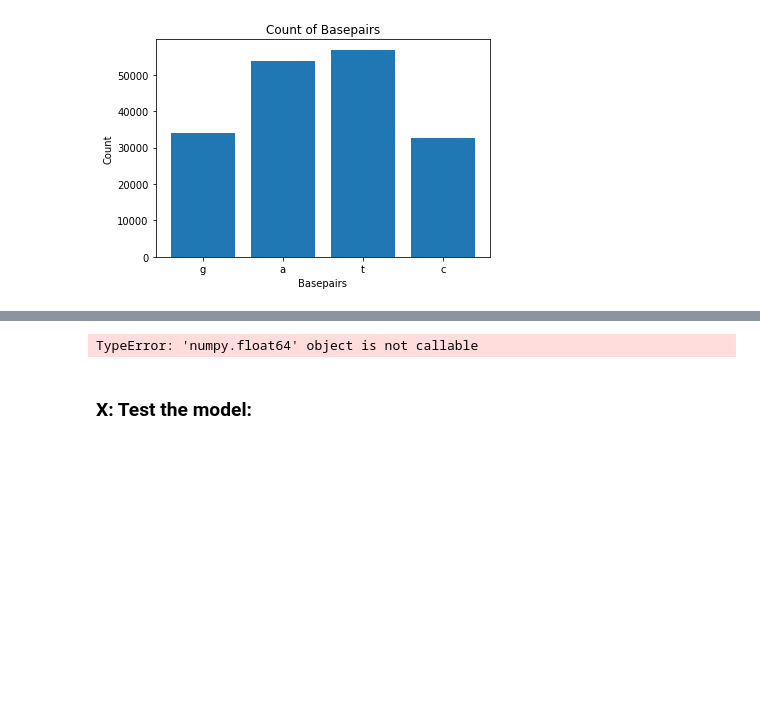
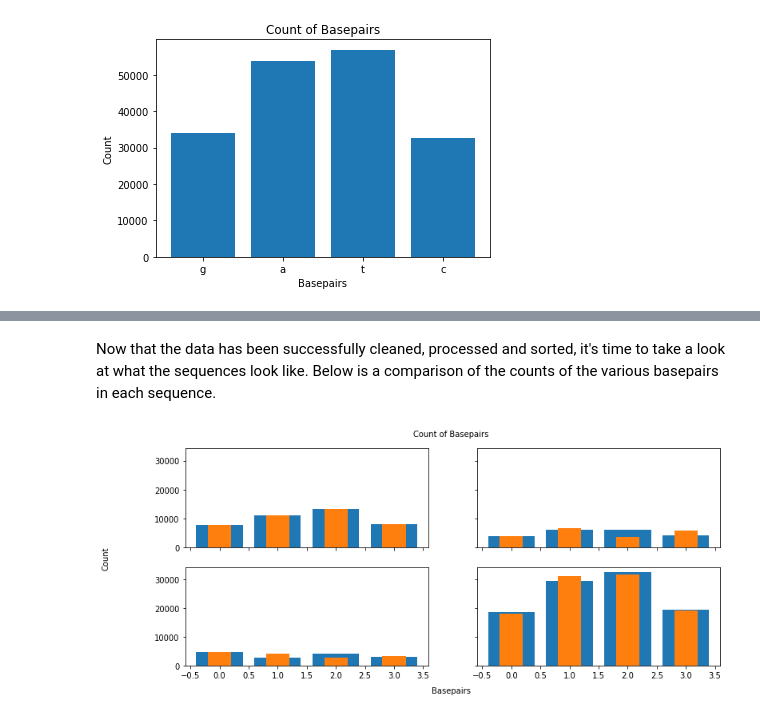
Before and after one commit to christophersanchez/DataScience, a Jupyter notebook: Thinkful/Unit6/Neuroevolution_DNA_Sequence_Comparison.ipynb, the cells around one changed output, grey strips where cells are left out. Saved outputs shown, nothing was run; the diff lists cells and outputs as text; code cells hidden in the pictures; blank space fills up the shorter version.

```diff
--- a/Thinkful/Unit6/Neuroevolution_DNA_Sequence_Comparison.ipynb
+++ b/Thinkful/Unit6/Neuroevolution_DNA_Sequence_Comparison.ipynb
@@ -57,7 +65,7 @@ def basepair_graph(data):
     plt.ylabel('Count')
     plt.show()
 
-def basepair_graph_comparison(sequence_one, sequence_two, width):
+def basepair_graph_comparison(sequence_one, sequence_two, width, ax=None):
     sequence_one_count = Counter(sequence_one)
     sequence_two_count = Counter(sequence_two)
 
@@ -66,14 +74,8 @@ def basepair_graph_comparison(sequence_one, sequence_two, width):
 
     indexes = np.arange(len(labels_one))
 
-    plt.bar(indexes, values_one, width);
-    plt.bar(indexes, values_two, width * .5);
-
-    plt.xticks(indexes + width * 0, labels_one)
-    plt.title('Count of Basepairs')
-    plt.xlabel('Basepairs')
-    plt.ylabel('Count')
-    plt.show()
+    ax.bar(indexes, values_one, width);
+    ax.bar(indexes, values_two, width * .5);
 # %% [markdown]
 ### I: Importing and analyzing data
 The dna sequences contain numbers labeling the lines, multiple new lines and some whitespaces. The sequence is cleaned, and then a bar graph is used to show the distribution of the individual basepairs.
@@ -299,35 +322,35 @@ The model will be evaluated using five different splits of the data to provide r
 # %%
-test_comparison_one, test_similarity_one, total_similarity_one = create_dna_array(test_basepairs[:40000], test_basepairs[:40000], 50)
-test_comparison_two, test_similarity_two, total_similarity_two = create_dna_array(test_basepairs[:20000], test_basepairs[:10000] + test_basepairs[20000:30000], 50)
-test_comparison_three, test_similarity_three, total_similarity_three = create_dna_array(test_basepairs[1000:16000], test_basepairs[5000:20000], 50)
-test_comparison_four, test_similarity_four, total_similarity_four = create_dna_array(test_basepairs[:100000], test_basepairs[50000:150000], 50)
-test_comparison_five, test_similarity_five, total_similarity_five = create_dna_array(test_basepairs[:87500], test_basepairs[:100000], 50)
+# create the test sequence comparisons
+test_comparison_one, test_similarity_one = create_dna_array(test_basepairs[:40000], test_basepairs[:40000], 50)
+test_comparison_two, test_similarity_two = create_dna_array(test_basepairs[:20000], test_basepairs[:10000] + test_basepairs[20000:30000], 50)
+test_comparison_three, test_similarity_three = create_dna_array(test_basepairs[1000:16000], test_basepairs[5000:20000], 50)
+test_comparison_four, test_similarity_four = create_dna_array(test_basepairs[:100000], test_basepairs[50000:150000], 50)
+
+# add all the comparison arrays together
 comparison_tests = [test_comparison_one,
                     test_comparison_two,
                     test_comparison_three,
-                    test_comparison_four,
-                    test_comparison_five]
-
+                    test_comparison_four]
+# add the labels together
 similarity_tests = [test_similarity_one,
                     test_similarity_two,
                     test_similarity_three,
-                    test_similarity_four,
-                    test_similarity_five]
-print('Test 1:', test_comparison_one.shape, test_similarity_one.shape)
-basepair_graph_comparison(test_basepairs[:40000], test_basepairs[:40000], .8)
-
-print('Test 2:', test_comparison_two.shape, test_similarity_two.shape)
-basepair_graph_comparison(test_basepairs[:20000], test_basepairs[130000:150000], .8)
-
-print('Test 3:', test_comparison_three.shape, test_similarity_three.shape)
-basepair_graph_comparison(test_basepairs[1000:16000], test_basepairs[5000:20000], .8)
-
-print('Test 4:', test_comparison_four.shape, test_similarity_four.shape)
-basepair_graph_comparison(test_basepairs[:100000], test_basepairs[50000:150000], .8)
-
-print('Test 5:', test_comparison_five.shape, test_similarity_five.shape)
-basepair_graph_comparison(test_basepairs[:87500], test_basepairs[87500:175000], .8)
+                    test_similarity_four]
-# %% [output]
-TypeError: 'numpy.float64' object is not callable
-# %% [markdown]
-### X: Test the model:
+# %% [markdown]
+Now that the data has been successfully cleaned, processed and sorted, it's time to take a look at what the sequences look like. Below is a comparison of the counts of the various basepairs in each sequence.
+# %%
+# plot the amount of each basepair in each sequence
+fig, ((ax1, ax2), (ax3, ax4)) = plt.subplots(2, 2, sharex=True, sharey=True,figsize=(12,5))
+basepair_graph_comparison(test_basepairs[:40000], test_basepairs[:40000], .8, ax1)
+basepair_graph_comparison(test_basepairs[:20000], test_basepairs[130000:150000], .8, ax2)
+basepair_graph_comparison(test_basepairs[1000:16000], test_basepairs[5000:20000], .8, ax3)
+basepair_graph_comparison(test_basepairs[:100000], test_basepairs[50000:150000], .8, ax4)
+# set the title
+fig.text(.51, .93, 'Count of Basepairs', ha='center', va='center')
+# set x label
+fig.text(0.51, 0.04, 'Basepairs', ha='center', va='center')
+# set y label
+fig.text(0.01, 0.5, 'Count', ha='center', va='center', rotation='vertical')
+plt.show()
+# %% [output]
+[figure, added]
```
Also changed, not shown: parts of 21 cells of this notebook.
